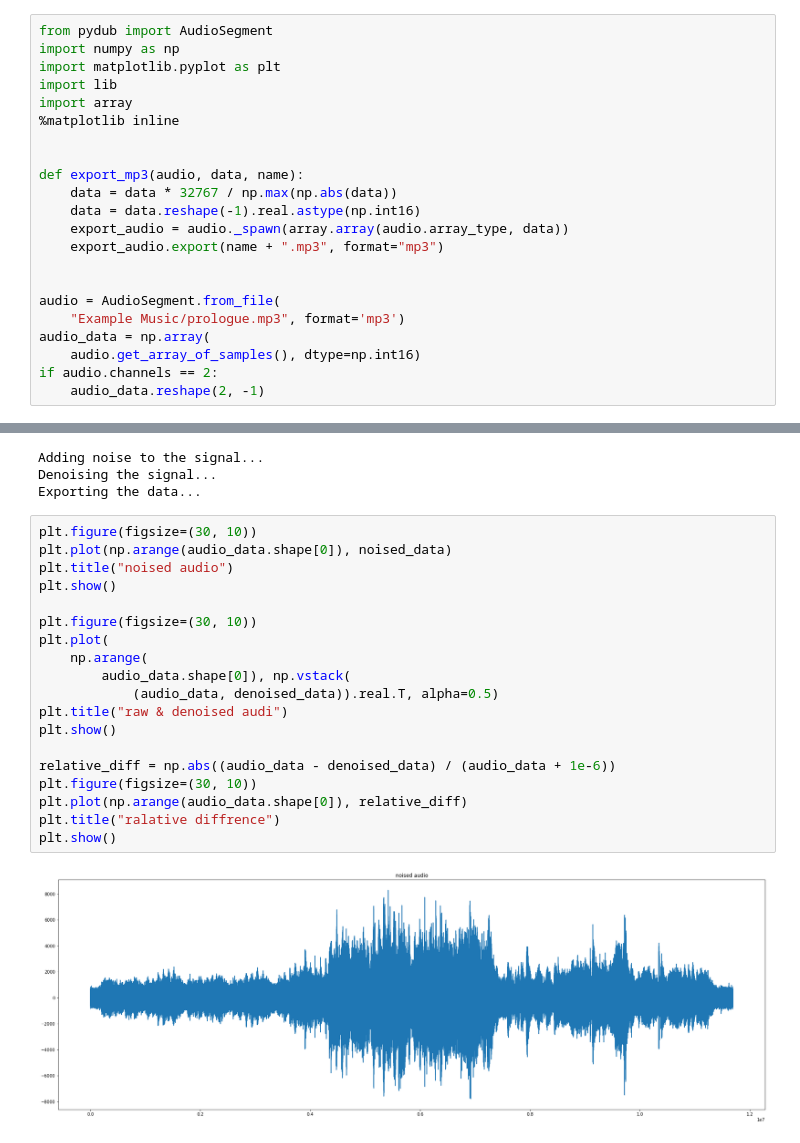
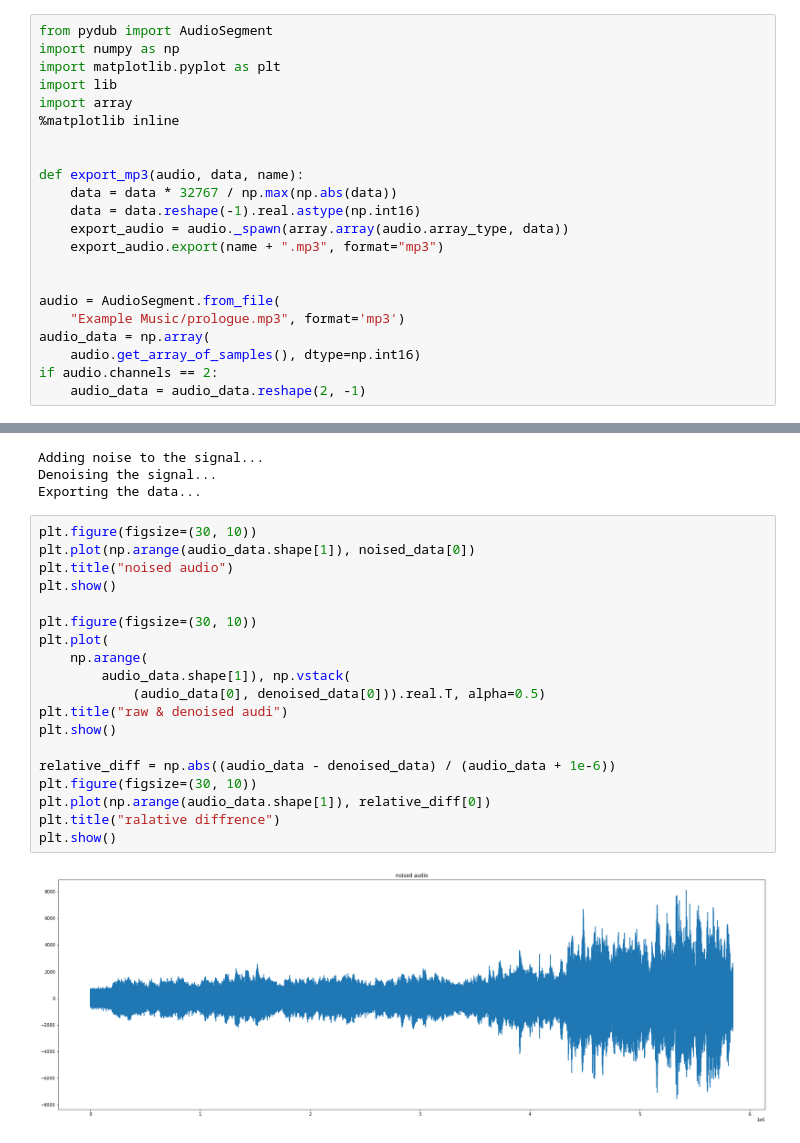
Before and after one commit to NightingaleCen/Music-Reading, a Jupyter notebook: main.ipynb, the cells around one changed output, grey strips where cells are left out. Saved outputs shown, nothing was run; the diff lists cells and outputs as text.

```diff
--- a/main.ipynb
+++ b/main.ipynb
@@ -19,7 +19,7 @@ audio = AudioSegment.from_file(
 audio_data = np.array(
     audio.get_array_of_samples(), dtype=np.int16)
 if audio.channels == 2:
-    audio_data.reshape(2, -1)
+    audio_data = audio_data.reshape(2, -1)
 # %%
 print("Adding noise to the signal...")
 noised_data = lib.add_noise(audio_data, 0, 200)
@@ -35,22 +35,22 @@ Denoising the signal...
 Exporting the data...
 # %%
 plt.figure(figsize=(30, 10))
-plt.plot(np.arange(audio_data.shape[0]), noised_data)
+plt.plot(np.arange(audio_data.shape[1]), noised_data[0])
 plt.title("noised audio")
 plt.show()
 
 plt.figure(figsize=(30, 10))
 plt.plot(
     np.arange(
-        audio_data.shape[0]), np.vstack(
-            (audio_data, denoised_data)).real.T, alpha=0.5)
+        audio_data.shape[1]), np.vstack(
+            (audio_data[0], denoised_data[0])).real.T, alpha=0.5)
 plt.title("raw & denoised audi")
 plt.show()
 
 relative_diff = np.abs((audio_data - denoised_data) / (audio_data + 1e-6))
 plt.figure(figsize=(30, 10))
-plt.plot(np.arange(audio_data.shape[0]), relative_diff)
+plt.plot(np.arange(audio_data.shape[1]), relative_diff[0])
 plt.title("ralative diffrence")
 plt.show()
 # %% [output]
-[figure, old version]
+[figure, new version]
```
Also changed, not shown: parts of 1 cell of this notebook.
